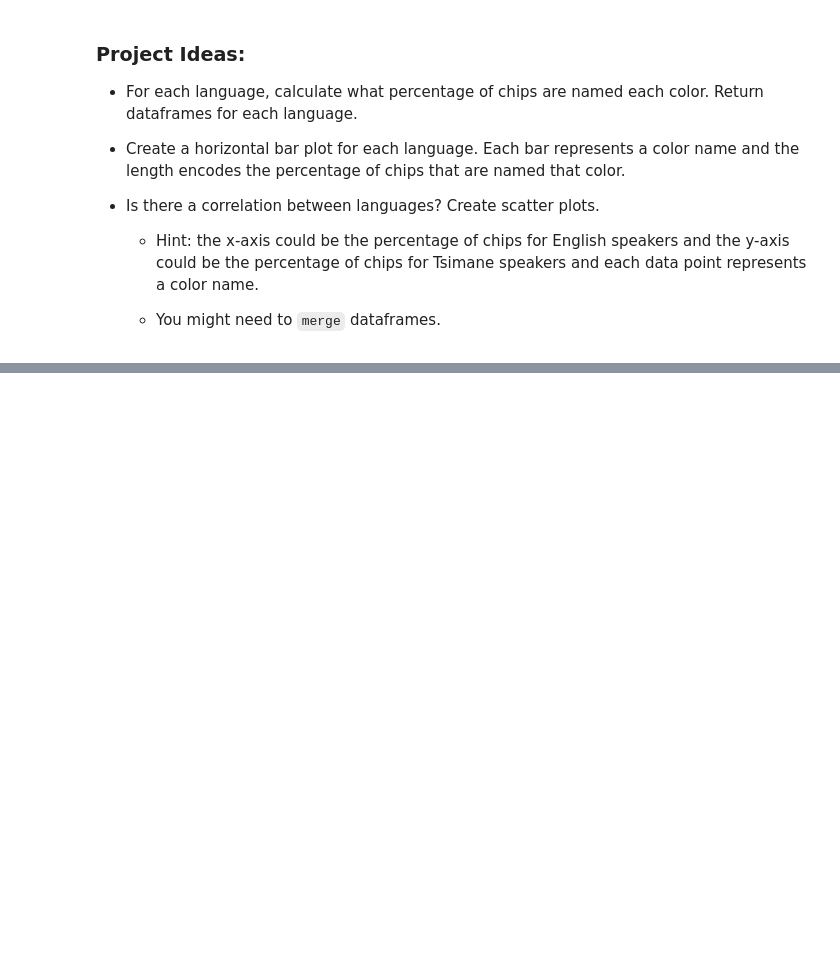
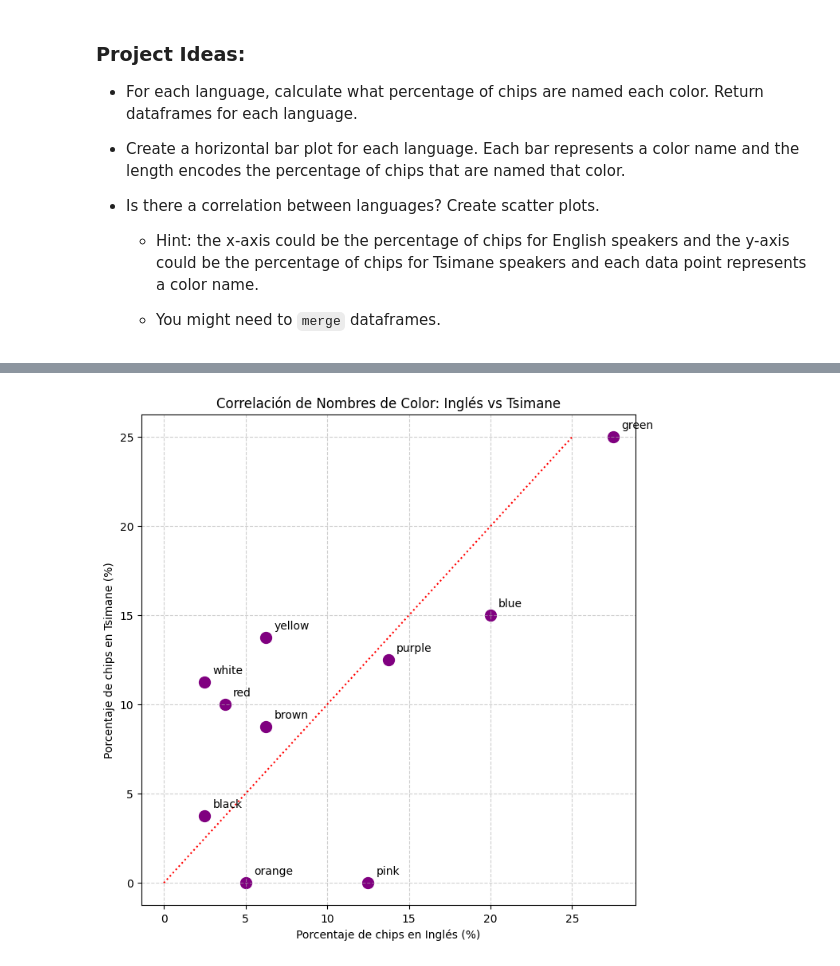
Before and after one commit to m00n07/mineria_de_datos, a Jupyter notebook: naming_colors.ipynb, the cells around one changed output, grey strips where cells are left out. Drawn from its saved outputs; the diff is of its cells as text; code cells hidden in the pictures; blank space fills up the shorter version.

```diff
--- a/naming_colors.ipynb
+++ b/naming_colors.ipynb
@@ -76,0 +111,22 @@ plot_colors('english_color')
+# %%
+# Is there a correlation between languages? Create scatter plots.
+# Unimos los datos para comparar Inglés vs Tsimane'
+# Usamos 'outer' por si un idioma tiene un nombre de color que el otro no usó
+comparativa = df_english.merge(df_tsimane, on='color', how='outer', suffixes=('_eng', '_tsi')).fillna(0)
+
+plt.figure(figsize=(8, 8))
+plt.scatter(comparativa['percentage_eng'], comparativa['percentage_tsi'], color='purple', s=100)
+
+# Añadimos etiquetas a cada punto
+for i, row in comparativa.iterrows():
+    plt.text(row['percentage_eng']+0.5, row['percentage_tsi']+0.5, row['color'])
+
+plt.title('Correlación de Nombres de Color: Inglés vs Tsimane')
+plt.xlabel('Porcentaje de chips en Inglés (%)')
+plt.ylabel('Porcentaje de chips en Tsimane (%)')
+plt.grid(True, linestyle='--', alpha=0.6)
+plt.plot([0, 25], [0, 25], color='red', linestyle=':') # Línea de identidad (correlación perfecta)
+
+plt.show()
+# %% [output]
+[figure, added]
```
Also changed, not shown: parts of 4 cells of this notebook.
